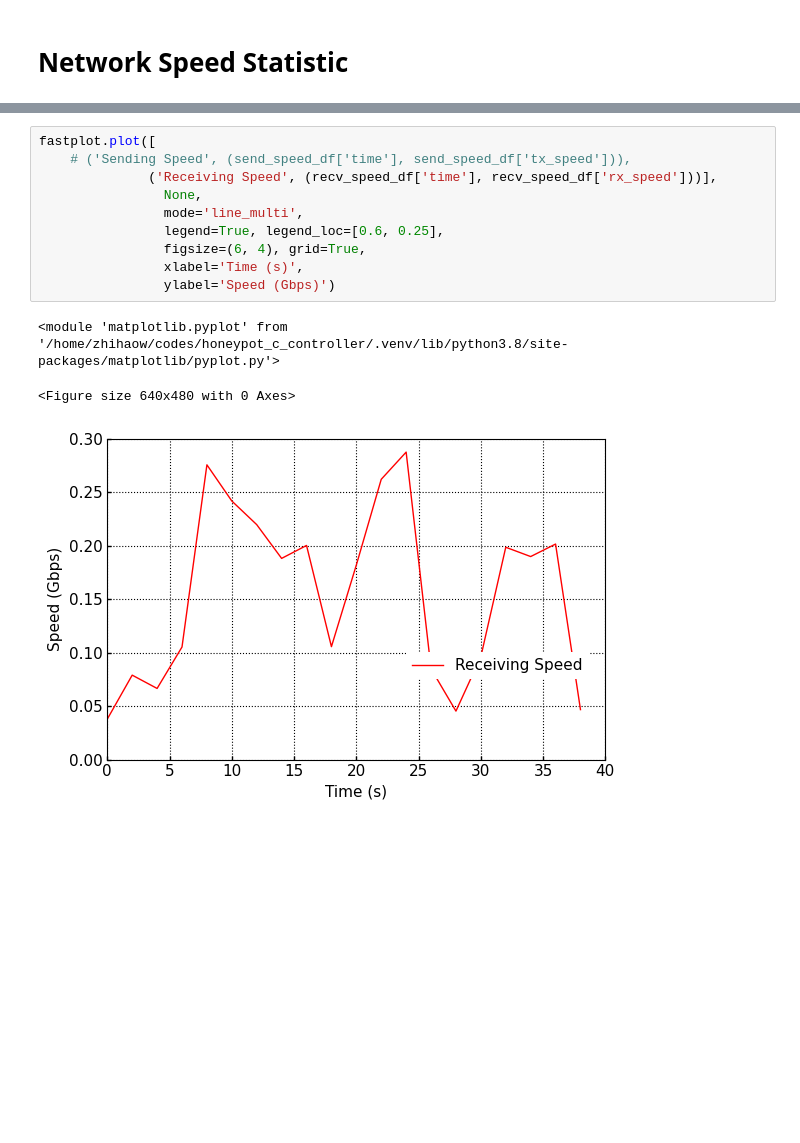
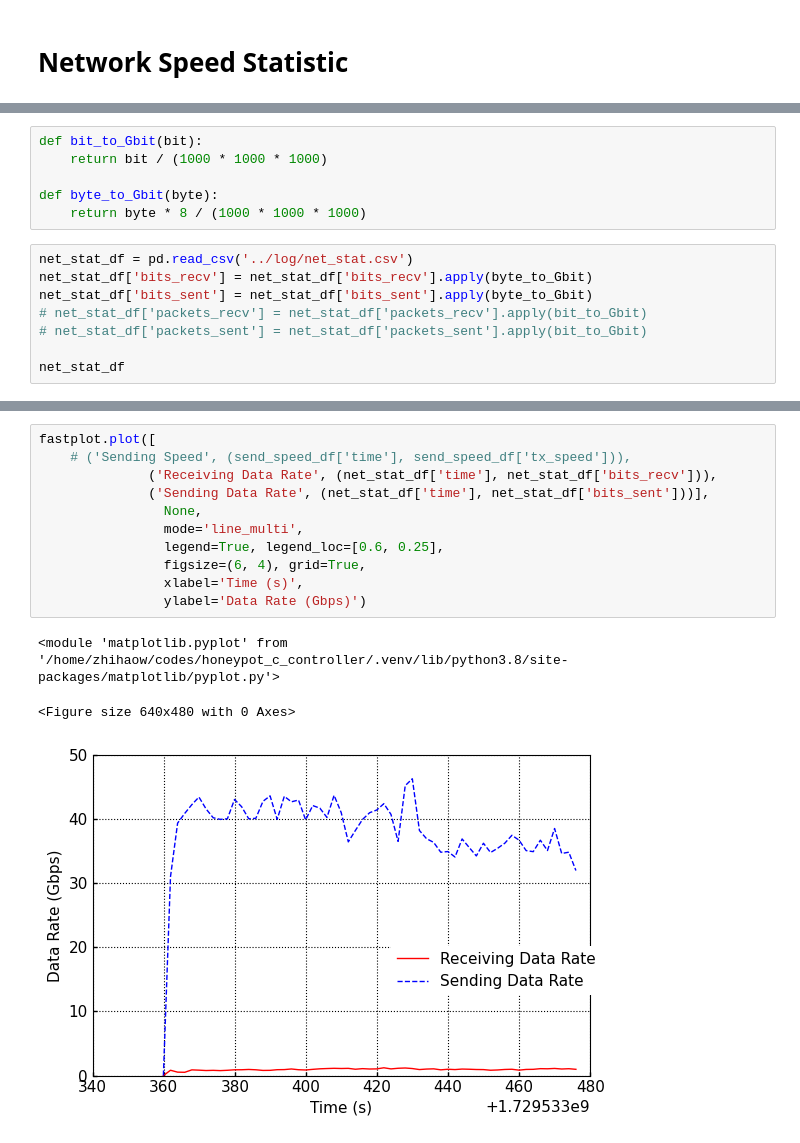
Before and after one commit to zhihao1998/ChamaleoNet, a Jupyter notebook: analysis/pkt_process_time.ipynb, the cells around one changed output, grey strips where cells are left out. Drawn from its saved outputs; the diff is of its cells as text; blank space fills up the shorter version.

```diff
--- a/analysis/pkt_process_time.ipynb
+++ b/analysis/pkt_process_time.ipynb
@@ -244,0 +251,14 @@ send_speed_df.head()
+# %%
+def bit_to_Gbit(bit):
+    return bit / (1000 * 1000 * 1000)
+
+def byte_to_Gbit(byte):
+    return byte * 8 / (1000 * 1000 * 1000)
+# %%
+net_stat_df = pd.read_csv('../log/net_stat.csv')
+net_stat_df['bits_recv'] = net_stat_df['bits_recv'].apply(byte_to_Gbit)
+net_stat_df['bits_sent'] = net_stat_df['bits_sent'].apply(byte_to_Gbit)
+# net_stat_df['packets_recv'] = net_stat_df['packets_recv'].apply(bit_to_Gbit)
+# net_stat_df['packets_sent'] = net_stat_df['packets_sent'].apply(bit_to_Gbit)
+
+net_stat_df
@@ -245,14 +283,15 @@ send_speed_df.head()
 # %%
 fastplot.plot([
     # ('Sending Speed', (send_speed_df['time'], send_speed_df['tx_speed'])),
-              ('Receiving Speed', (recv_speed_df['time'], recv_speed_df['rx_speed']))],
+              ('Receiving Data Rate', (net_stat_df['time'], net_stat_df['bits_recv'])),
+              ('Sending Data Rate', (net_stat_df['time'], net_stat_df['bits_sent']))],
                 None,
                 mode='line_multi',
                 legend=True, legend_loc=[0.6, 0.25],
                 figsize=(6, 4), grid=True,
                 xlabel='Time (s)',
-                ylabel='Speed (Gbps)')
+                ylabel='Data Rate (Gbps)')
 # %% [output]
 <module 'matplotlib.pyplot' from '/home/zhihaow/codes/honeypot_c_controller/.venv/lib/python3.8/site-packages/matplotlib/pyplot.py'>
 <Figure size 640x480 with 0 Axes>
-[figure, old version]
+[figure, new version]
```
Also changed, not shown: parts of 13 cells of this notebook, 11 other files.
